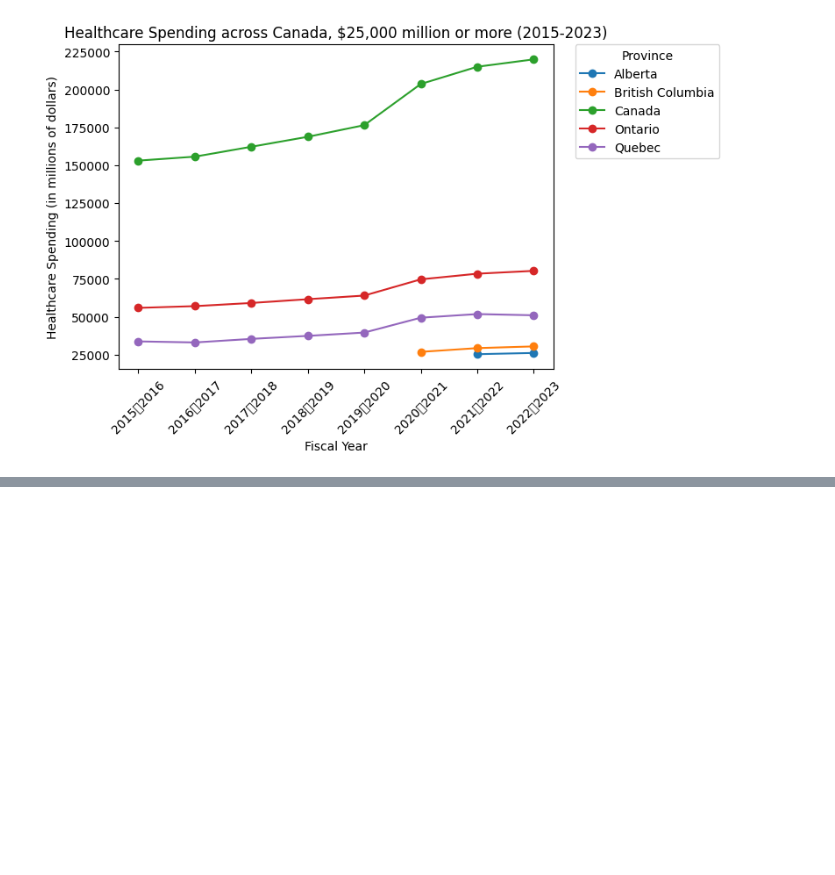
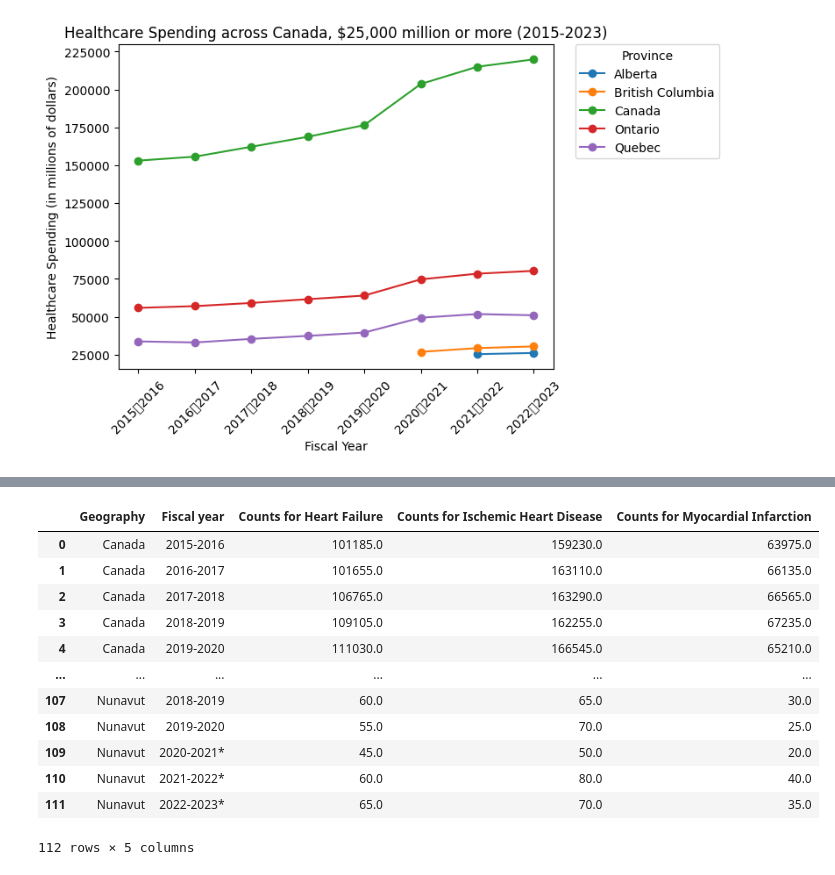
Before and after one commit to MuskanNarwal/Group-Project-3, a Jupyter notebook: Data Cleaning/cleaning.ipynb, the cells around one changed output, grey strips where cells are left out. Saved outputs shown, nothing was run; the diff lists cells and outputs as text; code cells hidden in the pictures; blank space fills up the shorter version.

```diff
--- a/Data Cleaning/cleaning.ipynb
+++ b/Data Cleaning/cleaning.ipynb
@@ -818,0 +840,25 @@ plt.show()
+# %%
+#Clean up the merged dataset
+columns_kept = ['Geography', 'Fiscal year', 'Counts_x', 'Counts_y', 'Counts']
+filtered_merged_incidence_df = filtered_merged_incidence_df[columns_kept]
+
+final_merged_incidence_df = filtered_merged_incidence_df.rename(columns={"Counts_x": "Counts for Heart Failure", "Counts_y": "Counts for Ischemic Heart Disease", 'Counts': 'Counts for Myocardial Infarction'})
+
+merged_incidence_path = "final_merged_incidence_df.csv"
+final_merged_incidence_df.to_csv(merged_incidence_path, index=False)
+
+final_merged_incidence_df
+# %% [output]
+|  | Geography | Fiscal year | Counts for Heart Failure | Counts for Ischemic Heart Disease | Counts for Myocardial Infarction |
+| 0 | Canada | 2015-2016 | 101185.0 | 159230.0 | 63975.0 |
+| 1 | Canada | 2016-2017 | 101655.0 | 163110.0 | 66135.0 |
+| 2 | Canada | 2017-2018 | 106765.0 | 163290.0 | 66565.0 |
+| 3 | Canada | 2018-2019 | 109105.0 | 162255.0 | 67235.0 |
+| 4 | Canada | 2019-2020 | 111030.0 | 166545.0 | 65210.0 |
+| ... | ... | ... | ... | ... | ... |
+| 107 | Nunavut | 2018-2019 | 60.0 | 65.0 | 30.0 |
+| 108 | Nunavut | 2019-2020 | 55.0 | 70.0 | 25.0 |
+| 109 | Nunavut | 2020-2021* | 45.0 | 50.0 | 20.0 |
+| 110 | Nunavut | 2021-2022* | 60.0 | 80.0 | 40.0 |
+| 111 | Nunavut | 2022-2023* | 65.0 | 70.0 | 35.0 |
+112 rows × 5 columns
```
Also changed, not shown: parts of 4 cells of this notebook, 4 other files.
